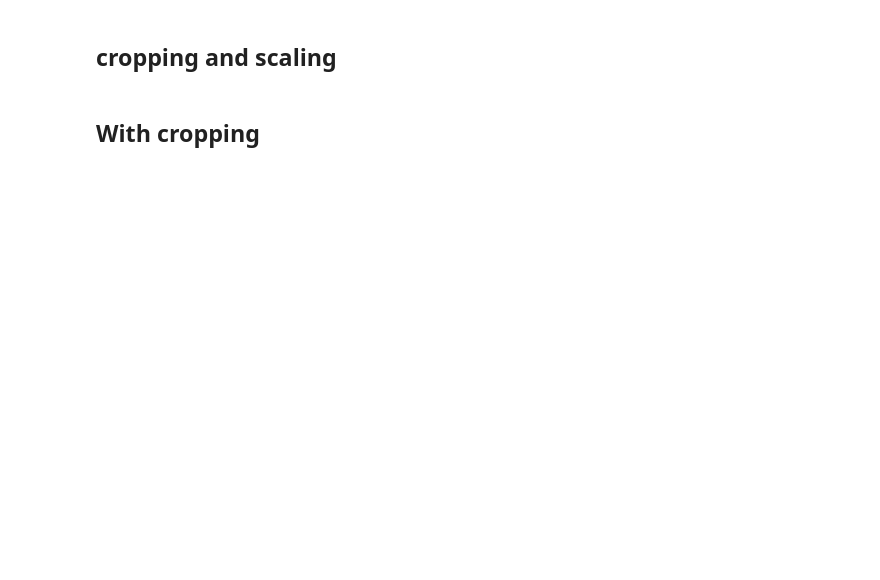
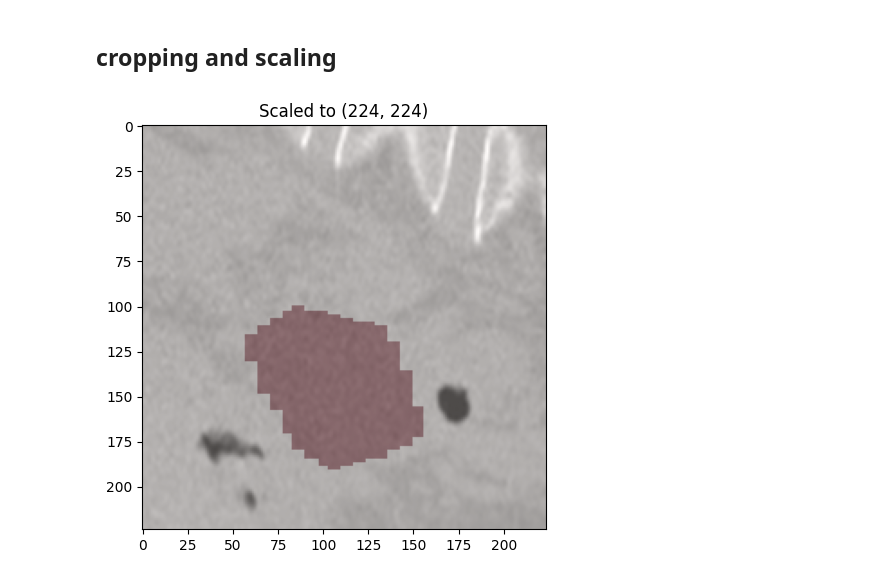
Before and after one commit to you66-s/deep-learning-radiomic-internship, a Jupyter notebook: models-development/test.ipynb, the cells around one changed output. Drawn from its saved outputs; the diff is of its cells as text; code cells hidden in the pictures; blank space fills up the shorter version.

```diff
--- a/models-development/test.ipynb
+++ b/models-development/test.ipynb
@@ -149,19 +149,23 @@ show_final_overlay(dataset.iloc[idx], target_shape=(128, 128))
 # %%
 target_shape = (224, 224)
 ct_data = nib.load(dataset["ct_image_path"].iloc[idx]).get_fdata(dtype=np.float32)
 mask_data = nib.load(dataset["mask_path"].iloc[idx]).get_fdata(dtype=np.float32)
 mask_data = (mask_data > 0).astype(np.float32)
 z_idx = int(dataset["z_middle_global"].iloc[idx])
 coords = np.where(mask_data > 0)
 margin = 10
 ymin, ymax = max(coords[1].min()-margin, 0), min(coords[1].max()+margin, ct_data.shape[1])
 xmin, xmax = max(coords[2].min()-margin, 0), min(coords[2].max()+margin, ct_data.shape[2])
 roi_ct = ct_data[z_idx, ymin:ymax, xmin:xmax]
-xmin, xmax = max(coords[2].min()-margin, 0), min(coords[2].max()+margin, ct_data.shape[2])
-scaled_ct = cv2.resize(roi_ct, (target_shape[1], target_shape[0]), interpolation=cv2.INTER_LINEAR)
+roi_mask = mask_data[z_idx, ymin:ymax, xmin:xmax]
+
+
+scaled_ct = cv2.resize(roi_ct, (target_shape[1], target_shape[0]), interpolation=cv2.INTER_LANCZOS4)
 scaled_mask = cv2.resize(roi_mask, (target_shape[1], target_shape[0]), interpolation=cv2.INTER_NEAREST)
 plt.imshow(scaled_ct, cmap='gray')
 plt.imshow(scaled_mask, cmap='Reds', alpha=0.3)
 plt.title(f"Scaled to {target_shape}")
+plt.tight_layout()
+plt.show()
+# %% [output]
+[figure, added]
-# %% [markdown]
-## With cropping
```
Also changed, not shown: parts of 4 cells of this notebook.
